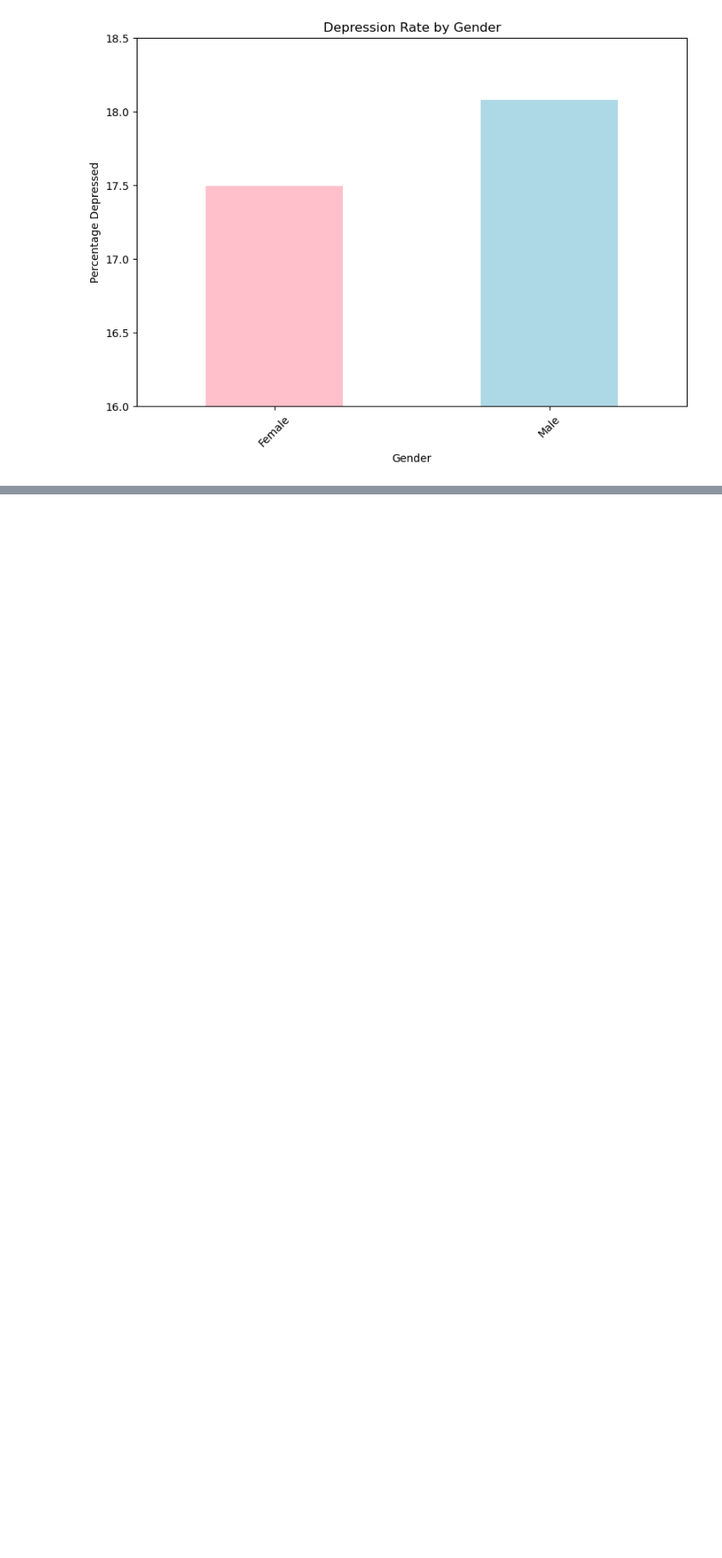
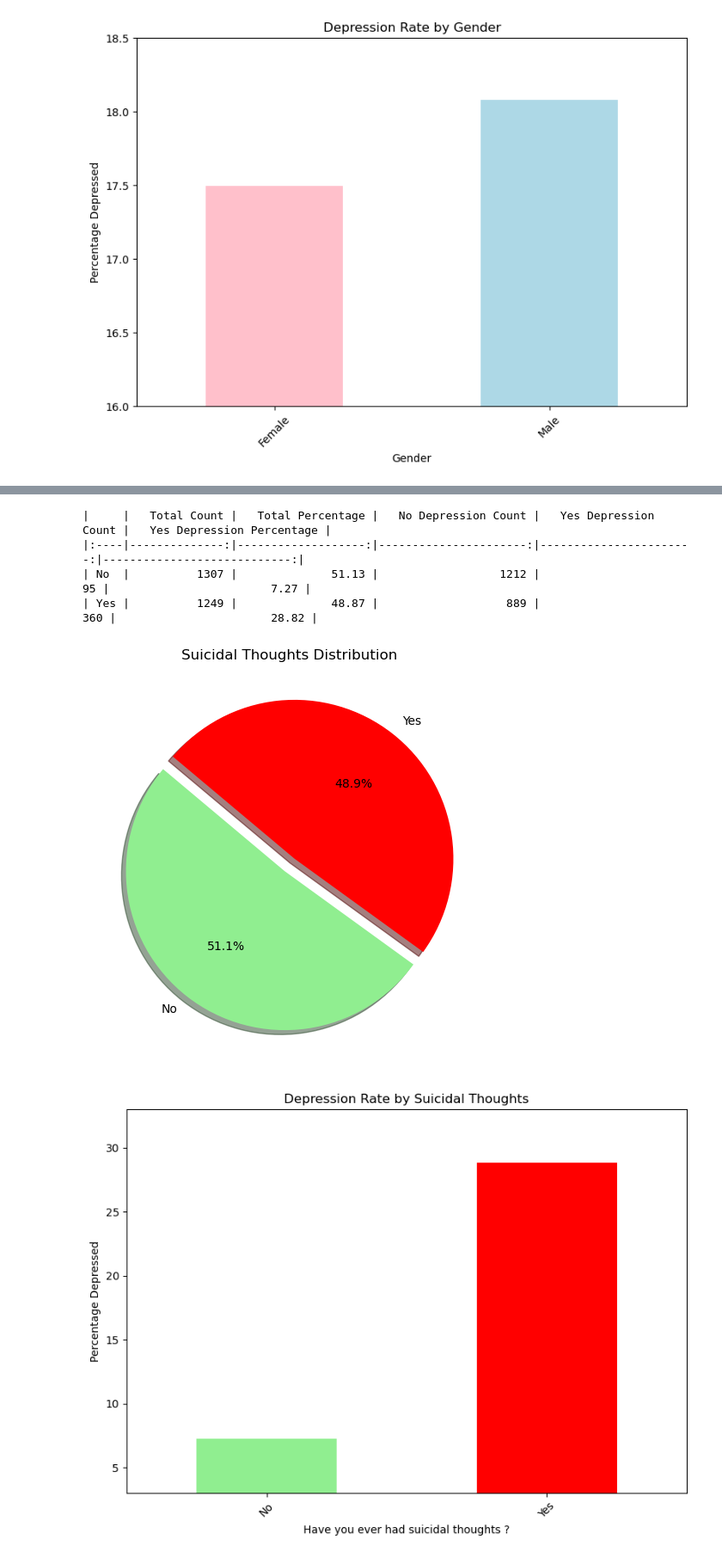
Before and after one commit to riffatmunaf/Depression-Analysis-and-Prediction-Using-Machine-Learning, a Jupyter notebook: Code/1) Depression Analysis.ipynb, the cells around one changed output, grey strips where cells are left out. Shown: that part at 86% size. Drawn from its saved outputs; the diff is of its cells as text; code cells hidden in the pictures; blank space fills up the shorter version.

```diff
--- a/Code/1) Depression Analysis.ipynb
+++ b/Code/1) Depression Analysis.ipynb
@@ -117,0 +135,18 @@ analyze_category_with_depression_improved(
+# %%
+analyze_category_with_depression_improved(
+    df,
+    'Have you ever had suicidal thoughts ?',
+    'Suicidal Thoughts',
+    (6, 6),
+    (8, 6),
+    ['lightgreen', 'red'],
+    ['lightgreen', 'red'],
+    (3, 33)
+)
+# %% [output]
+|     |   Total Count |   Total Percentage |   No Depression Count |   Yes Depression Count |   Yes Depression Percentage |
+|:----|--------------:|-------------------:|----------------------:|-----------------------:|----------------------------:|
+| No  |          1307 |              51.13 |                  1212 |                     95 |                        7.27 |
+| Yes |          1249 |              48.87 |                   889 |                    360 |                       28.82 |
+[figure, added]
+[figure, added]
```
Also changed, not shown: parts of 4 cells of this notebook.
